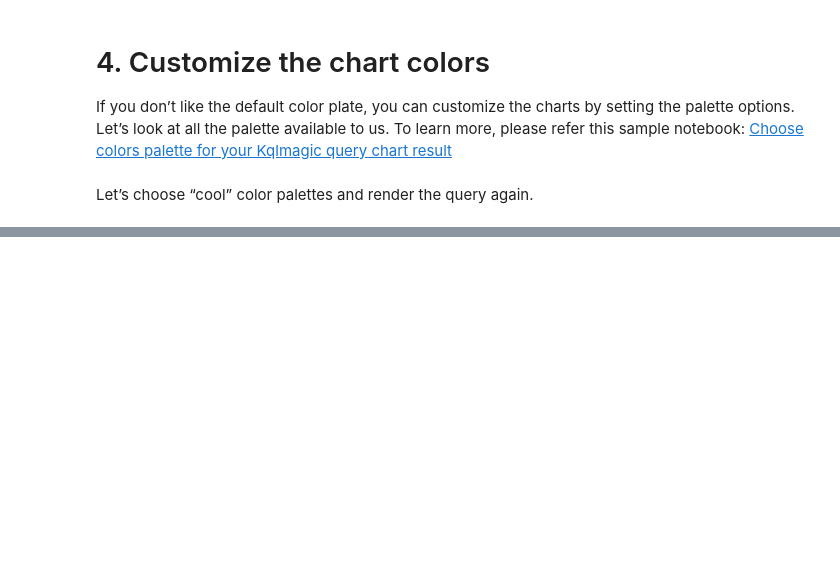
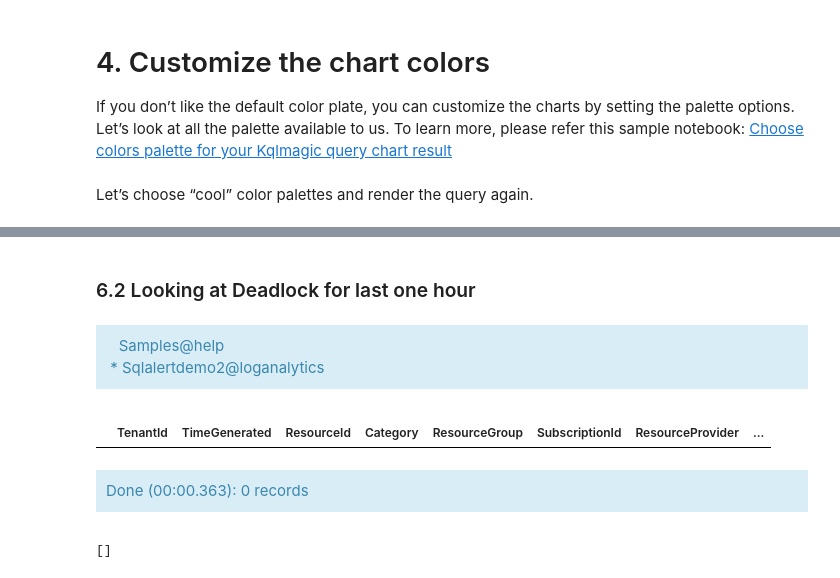
Before and after one commit to sqlworldwide/Presentations, a Jupyter notebook: Kusto Query Language/Getting Started with kqlmagic on Azure Data Explorer.ipynb, the cells around one changed output, grey strips where cells are left out. Drawn from its saved outputs; the diff is of its cells as text; code cells hidden in the pictures; blank space fills up the shorter version.

```diff
--- a/Kusto Query Language/Getting Started with kqlmagic on Azure Data Explorer.ipynb
+++ b/Kusto Query Language/Getting Started with kqlmagic on Azure Data Explorer.ipynb
@@ -135,0 +130,13 @@ Run the help command to know more and explore the following sample notebooks tha
+# %% [markdown]
+### 6.2 Looking at Deadlock for last one hour
+# %%
+%%kql
+AzureDiagnostics
+| where  Category == 'Deadlocks'
+| where TimeGenerated > ago(1h)
+# %% [output]
+Samples@help
+* Sqlalertdemo2@loganalytics
+|  | TenantId | TimeGenerated | ResourceId | Category | ResourceGroup | SubscriptionId | ResourceProvider | ... |
+Done (00:00.363): 0 records
+[]
```
Also changed, not shown: parts of 19 cells of this notebook, 9 other files.
